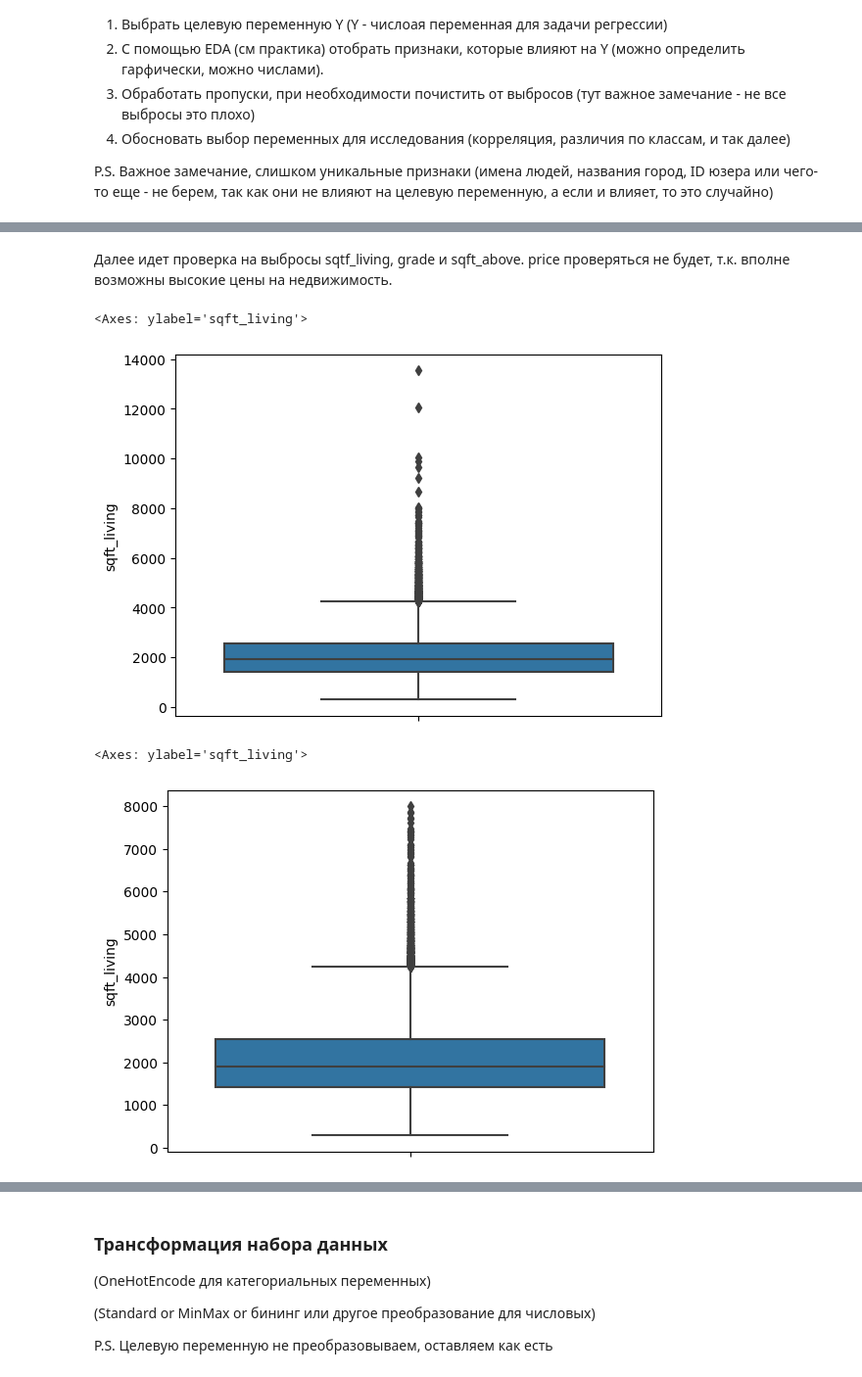
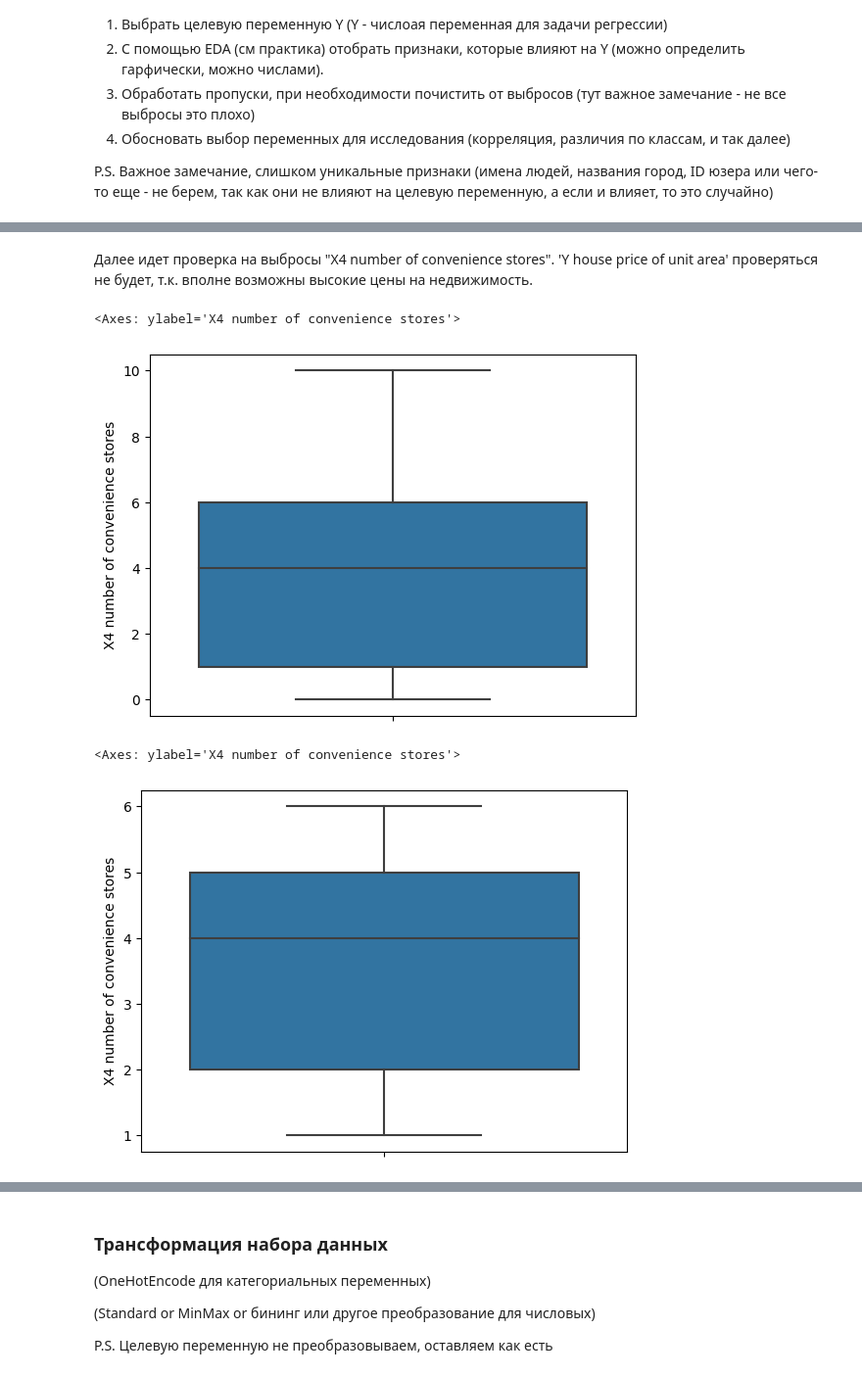
Before and after one commit to TheGodseeker/ML_PR, a Jupyter notebook: Задание_5.ipynb, the cells around one changed output, grey strips where cells are left out. Shown at 98% size. Cells and saved outputs as stored; diff of their text form; code cells hidden in the pictures.

```diff
--- a/Задание_5.ipynb
+++ b/Задание_5.ipynb
@@ -36,5 +41,6 @@ from sklearn.model_selection import train_test_split
 # %%
-#df = load_dataset("/content/kc_house_data")
-df = pd.read_csv("/content/kc_house_data.csv")
+#data = load_dataset("/content/data.xlxs")
+df = pd.read_excel("/content/data.xlsx")
+#df = pd.read_csv("/content/kc_house_data.csv")
 df.columns
 # %% [output]
@@ -73,4 +79,5 @@ y = price (цена лота)
 # %%
-#убираем ненужные столбцы (id, zipcode, т.д.)
+#убираем ненужные столбцы
 
-df = df.drop(['id', 'zipcode', 'lat', 'long', 'sqft_living15', 'sqft_lot15', 'view'], axis=1)
+df = df.drop(['X1 transaction date', 'X5 latitude', 'X6 longitude'], axis=1)
+df.columns
@@ -109,19 +123,21 @@ df_test.dropna()
 # %% [markdown]
-Далее идет проверка на выбросы sqtf_living, grade и sqft_above. price проверяться не будет, т.к. вполне возможны высокие цены на недвижимость.
+Далее идет проверка на выбросы "X4 number of convenience stores". 'Y house price of unit area' проверяться не будет, т.к. вполне возможны высокие цены на недвижимость.
 # %%
-#проверяем на выбросы sqtf_living
+#проверяем на выбросы "X4 number of convenience stores"
 
-sns.boxplot(data = df, y = 'sqft_living')
+sns.boxplot(data = df, y = "X4 number of convenience stores")
 # %% [output]
-<Axes: ylabel='sqft_living'>
+<Axes: ylabel='X4 number of convenience stores'>
-[figure, old version]
+[figure, new version]
 # %%
-#убираем все что выше 8000
+#убираем все что не вписывается в 1 и 4 квартили
 
-for index, value in df['sqft_living'].items():
-  if value > 8000: df = df.drop(index)
+q = df["X4 number of convenience stores"].quantile([0.25,0.5,0.75])
 
-sns.boxplot(data = df, y = 'sqft_living')
+for index, value in df["X4 number of convenience stores"].items():
+  if value < q[0.25] or value > q[0.75]: df = df.drop(index)
+
+sns.boxplot(data = df, y = "X4 number of convenience stores")
 # %% [output]
-<Axes: ylabel='sqft_living'>
+<Axes: ylabel='X4 number of convenience stores'>
-[figure, old version]
+[figure, new version]
```
Also changed, not shown: parts of 27 cells of this notebook.
